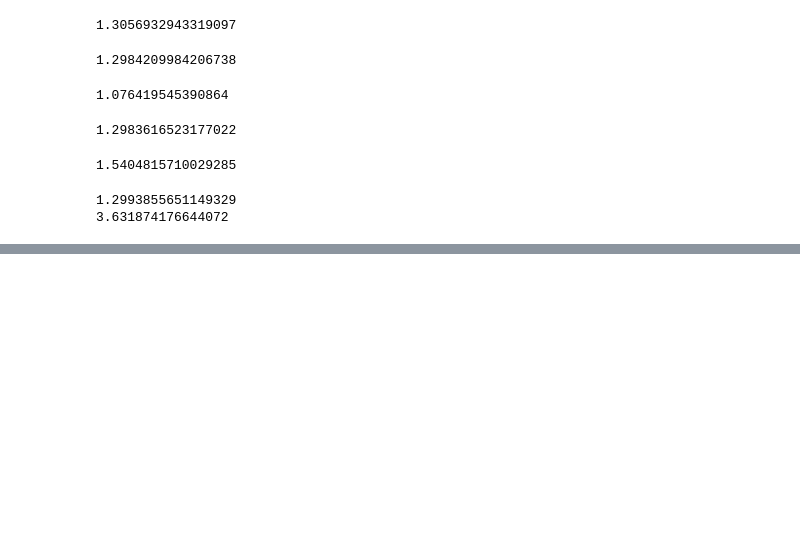
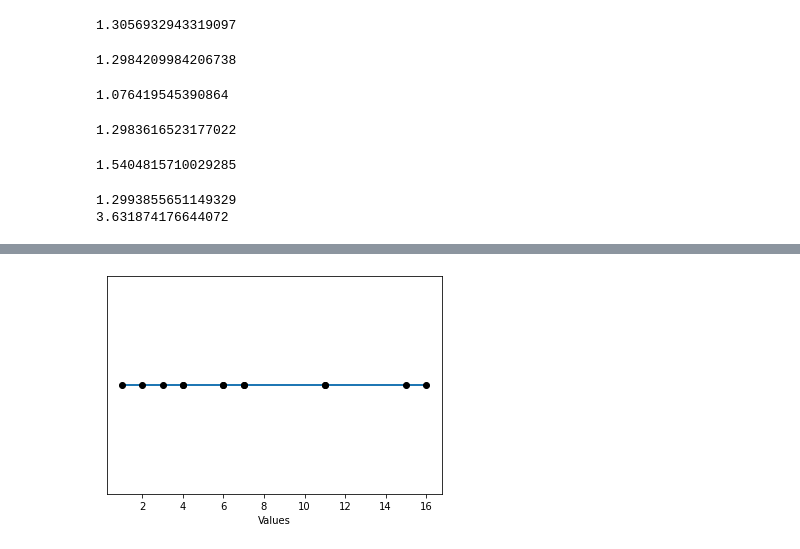
Before and after one commit to oremnirv/ATP, a Jupyter notebook: GP_skeleton.ipynb, the cells around one changed output, grey strips where cells are left out. Drawn from its saved outputs; the diff is of its cells as text; code cells hidden in the pictures; blank space fills up the shorter version.

```diff
--- a/GP_skeleton.ipynb
+++ b/GP_skeleton.ipynb
@@ -1527,0 +1584,29 @@ print(np.mean(y1/x))
+# %%
+import matplotlib.pyplot as plt
+import numpy as np
+
+# Sample data
+data = [[1, 2, 3], [4, 4, 6, 6], [7, 7, 11, 11], [15, 16]]
+
+# Flatten the data list
+flat_data = [item for sublist in data for item in sublist]
+
+# Create a figure and axis
+fig, ax = plt.subplots()
+
+# Create a horizontal line
+ax.hlines(y=0, xmin=min(flat_data), xmax=max(flat_data), linewidth=2)
+
+# Overlay the data points on the line
+ax.scatter(flat_data, np.zeros_like(flat_data), color='black', zorder = 2)
+
+# Hide the y-axis
+ax.get_yaxis().set_visible(False)
+
+# Set x-axis label
+ax.set_xlabel("Values")
+
+# Show the plot
+plt.show()
+# %% [output]
+[figure, added]
```
Also changed, not shown: parts of 6 cells of this notebook, 2 other files.
